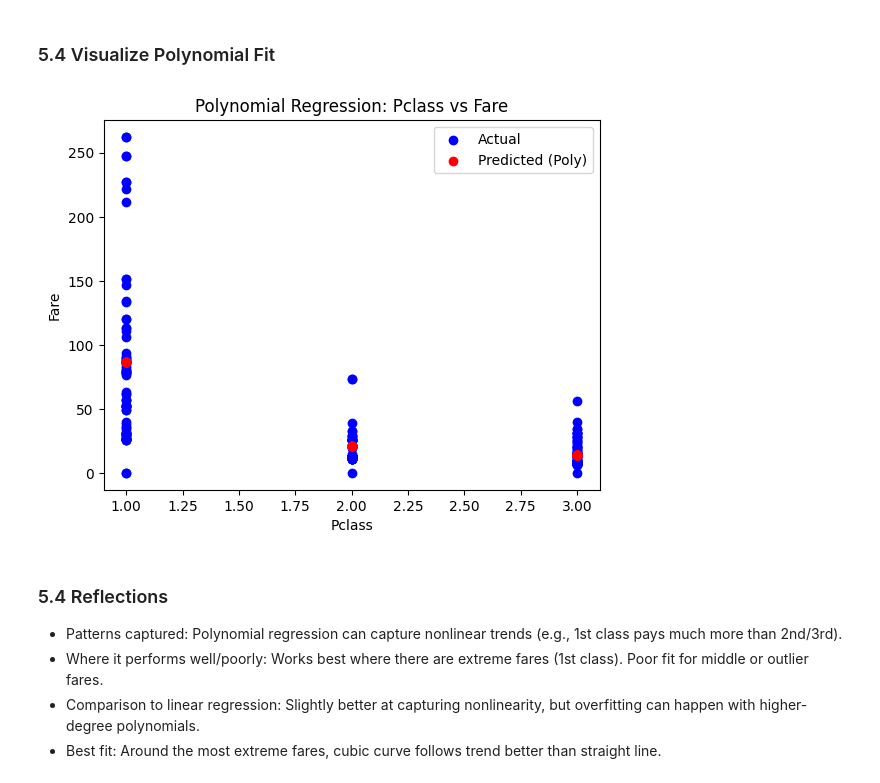
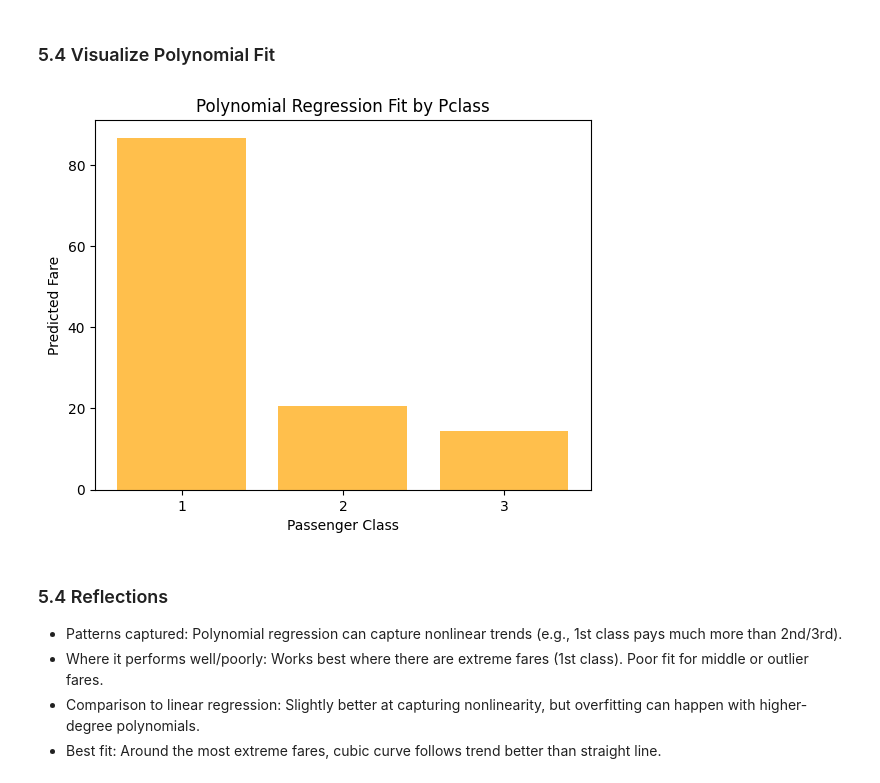
Before and after one commit to kjleopold/applied-ml-kjleopold, a Jupyter notebook: notebooks/project04/ml04_kjleopold.ipynb, the cells around one changed output. Drawn from its saved outputs; the diff is of its cells as text; code cells hidden in the pictures.

```diff
--- a/notebooks/project04/ml04_kjleopold.ipynb
+++ b/notebooks/project04/ml04_kjleopold.ipynb
@@ -258,15 +258,18 @@ y_pred_poly = poly_model.predict(X4_test_poly)
 # %% [markdown]
 ### 5.4 Visualize Polynomial Fit
 # %%
-plt.scatter(X4_test, y4_test, color='blue', label='Actual')
-plt.scatter(X4_test, y_pred_poly, color='red', label='Predicted (Poly)')
-plt.xlabel("Pclass")
-plt.ylabel("Fare")
-plt.title("Polynomial Regression: Pclass vs Fare")
-plt.legend()
+# Prepare predicted fares for each class
+X_classes = pd.DataFrame({'pclass': [1, 2, 3]})
+y_pred_classes = poly_model.predict(poly.transform(X_classes))
+
+plt.bar(X_classes['pclass'], y_pred_classes, color='orange', alpha=0.7)
+plt.xlabel("Passenger Class")
+plt.ylabel("Predicted Fare")
+plt.title("Polynomial Regression Fit by Pclass")
+plt.xticks([1,2,3])
 plt.show()
 # %% [output]
-[figure, old version]
+[figure, new version]
 # %% [markdown]
 ### 5.4 Reflections
 
```
Also changed, not shown: parts of 1 cell of this notebook.
